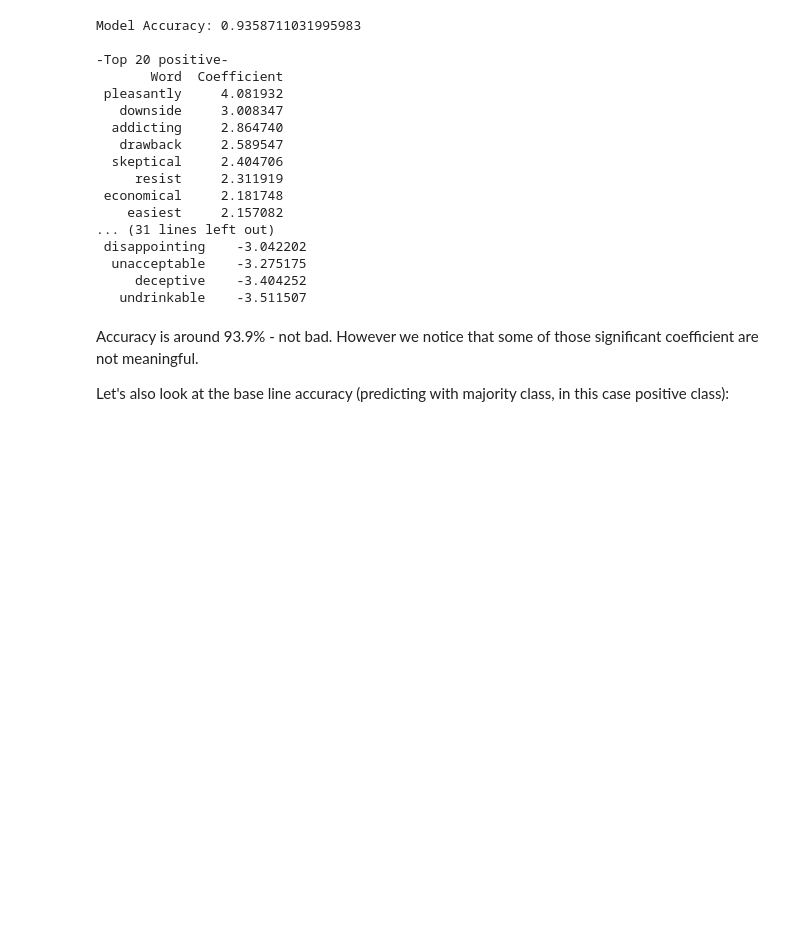
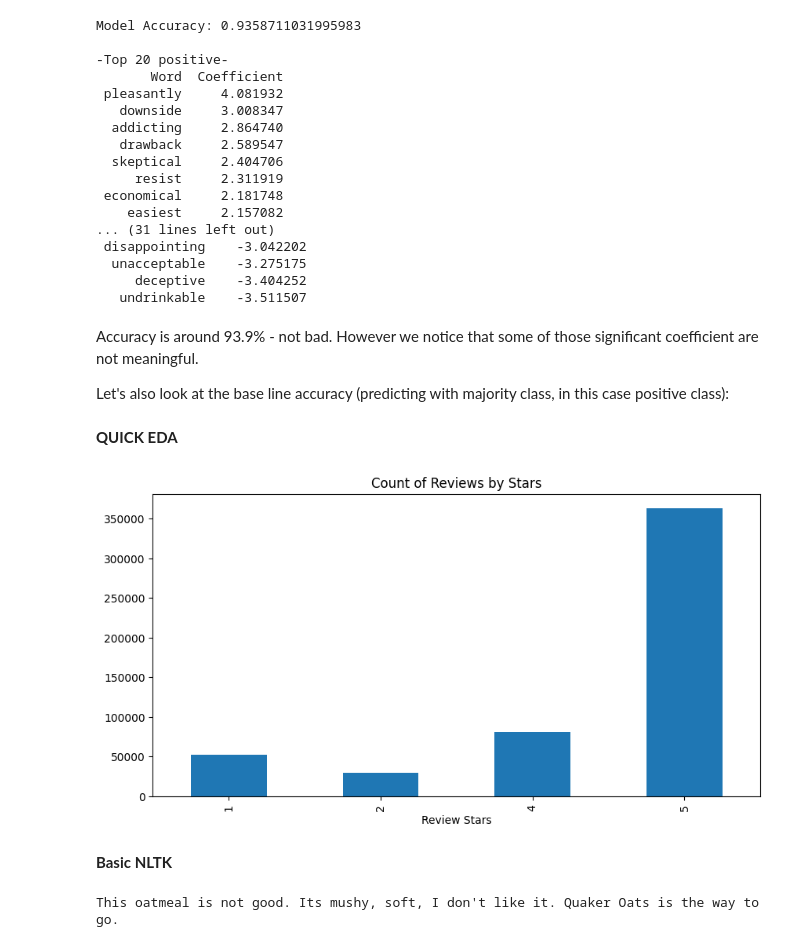
Before and after one commit to Vaibhav12301/Restaurant-Reviews_Sentimental-Analysis, a Jupyter notebook: Restaurant_Reviews_Sentimental_Analysis.ipynb, the cells around one changed output. Saved outputs shown, nothing was run; the diff lists cells and outputs as text; code cells hidden in the pictures; blank space fills up the shorter version.

Commit message:
Applied basic NLTK to the data

```diff
--- a/Restaurant_Reviews_Sentimental_Analysis.ipynb
+++ b/Restaurant_Reviews_Sentimental_Analysis.ipynb
@@ -139,3 +139,22 @@ Model Accuracy: 0.9358711031995983
 Accuracy is around 93.9% - not bad. However we notice that some of those significant coefficient are not meaningful.
 
 Let's also look at the base line accuracy (predicting with majority class, in this case positive class):
+# %% [markdown]
+**QUICK EDA**
+# %%
+ax = df['Score'].value_counts().sort_index() \
+    .plot(kind='bar',
+          title='Count of Reviews by Stars',
+          figsize=(10, 5))
+ax.set_xlabel('Review Stars')
+plt.show()
+#data grapt
+# %% [output]
+[figure, added]
+# %% [markdown]
+**Basic NLTK**
+# %%
+example = df['Text'][50]
+print(example)
+# %% [output]
+This oatmeal is not good. Its mushy, soft, I don't like it. Quaker Oats is the way to go.
```
